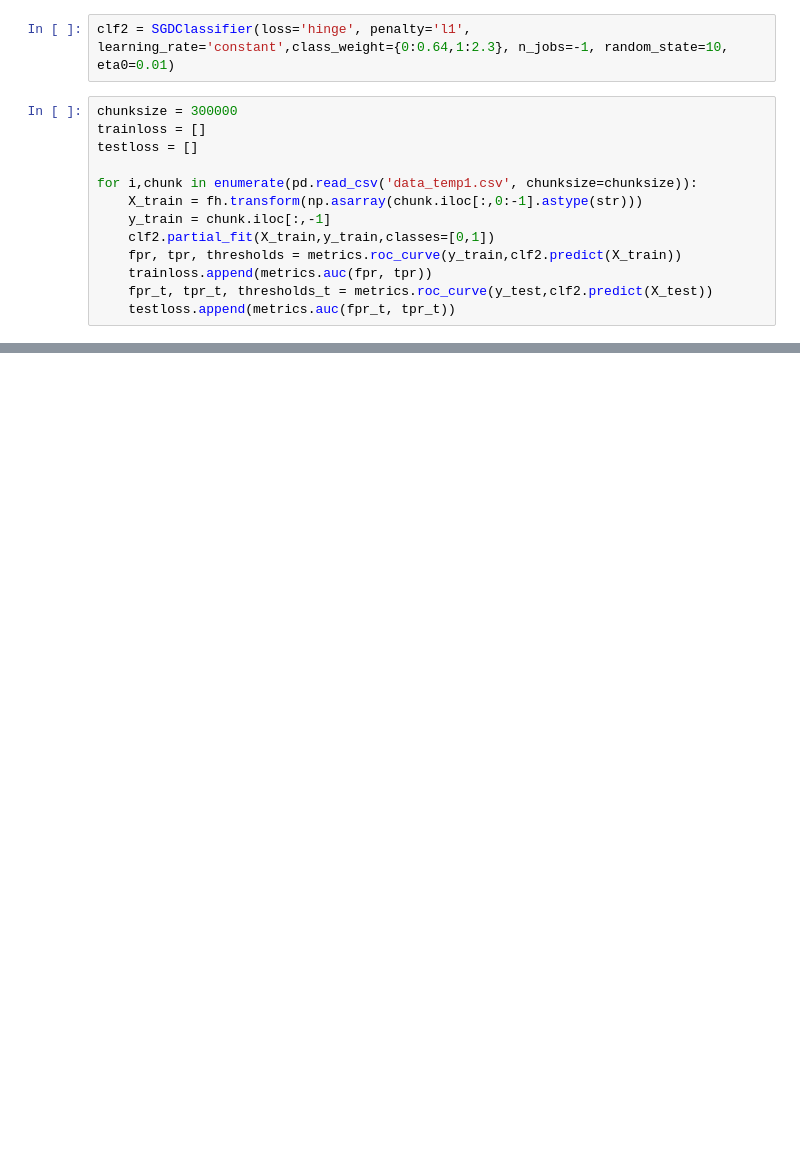
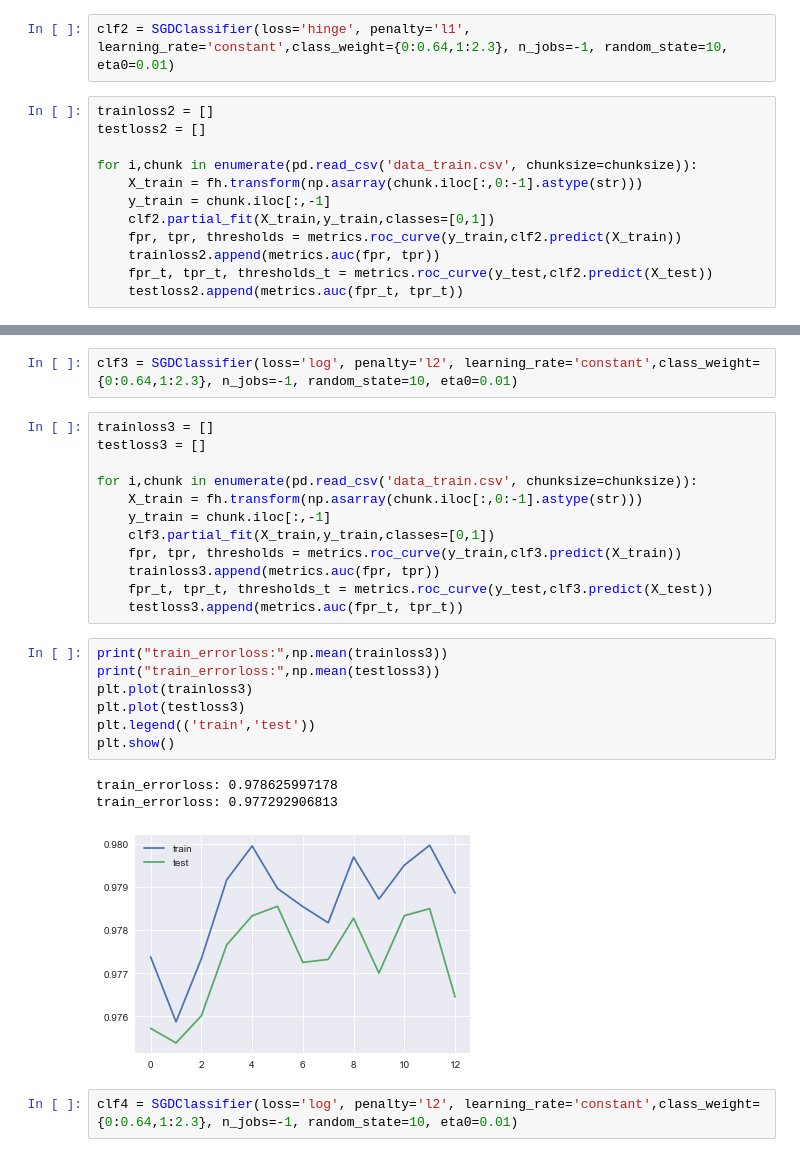
Before and after one commit to samyak53/Flight-Delay-Analysis, a Jupyter notebook: analysis.ipynb, the cells around one changed output, grey strips where cells are left out. Drawn from its saved outputs; the diff is of its cells as text; blank space fills up the shorter version.

```diff
--- a/analysis.ipynb
+++ b/analysis.ipynb
@@ -595,16 +522,15 @@ np.mean(testloss)
 # %%
 clf2 = SGDClassifier(loss='hinge', penalty='l1', learning_rate='constant',class_weight={0:0.64,1:2.3}, n_jobs=-1, random_state=10, eta0=0.01)
 # %%
-chunksize = 300000
-trainloss = []
-testloss = []
+trainloss2 = []
+testloss2 = []
 
-for i,chunk in enumerate(pd.read_csv('data_temp1.csv', chunksize=chunksize)):
+for i,chunk in enumerate(pd.read_csv('data_train.csv', chunksize=chunksize)):
     X_train = fh.transform(np.asarray(chunk.iloc[:,0:-1].astype(str)))
     y_train = chunk.iloc[:,-1]
     clf2.partial_fit(X_train,y_train,classes=[0,1])
     fpr, tpr, thresholds = metrics.roc_curve(y_train,clf2.predict(X_train))
-    trainloss.append(metrics.auc(fpr, tpr))
+    trainloss2.append(metrics.auc(fpr, tpr))
     fpr_t, tpr_t, thresholds_t = metrics.roc_curve(y_test,clf2.predict(X_test))
-    testloss.append(metrics.auc(fpr_t, tpr_t))
+    testloss2.append(metrics.auc(fpr_t, tpr_t))
 # %%
@@ -616,0 +547,27 @@ plt.show()
+# %%
+clf3 = SGDClassifier(loss='log', penalty='l2', learning_rate='constant',class_weight={0:0.64,1:2.3}, n_jobs=-1, random_state=10, eta0=0.01)
+# %%
+trainloss3 = []
+testloss3 = []
+
+for i,chunk in enumerate(pd.read_csv('data_train.csv', chunksize=chunksize)):
+    X_train = fh.transform(np.asarray(chunk.iloc[:,0:-1].astype(str)))
+    y_train = chunk.iloc[:,-1]
+    clf3.partial_fit(X_train,y_train,classes=[0,1])
+    fpr, tpr, thresholds = metrics.roc_curve(y_train,clf3.predict(X_train))
+    trainloss3.append(metrics.auc(fpr, tpr))
+    fpr_t, tpr_t, thresholds_t = metrics.roc_curve(y_test,clf3.predict(X_test))
+    testloss3.append(metrics.auc(fpr_t, tpr_t))
+# %%
+print("train_errorloss:",np.mean(trainloss3))
+print("train_errorloss:",np.mean(testloss3))
+plt.plot(trainloss3)
+plt.plot(testloss3)
+plt.legend(('train','test'))
+plt.show()
+# %% [output]
+train_errorloss: 0.978625997178
+train_errorloss: 0.977292906813
+[figure, added]
+# %%
+clf4 = SGDClassifier(loss='log', penalty='l2', learning_rate='constant',class_weight={0:0.64,1:2.3}, n_jobs=-1, random_state=10, eta0=0.01)
```
Also changed, not shown: parts of 35 cells of this notebook.
